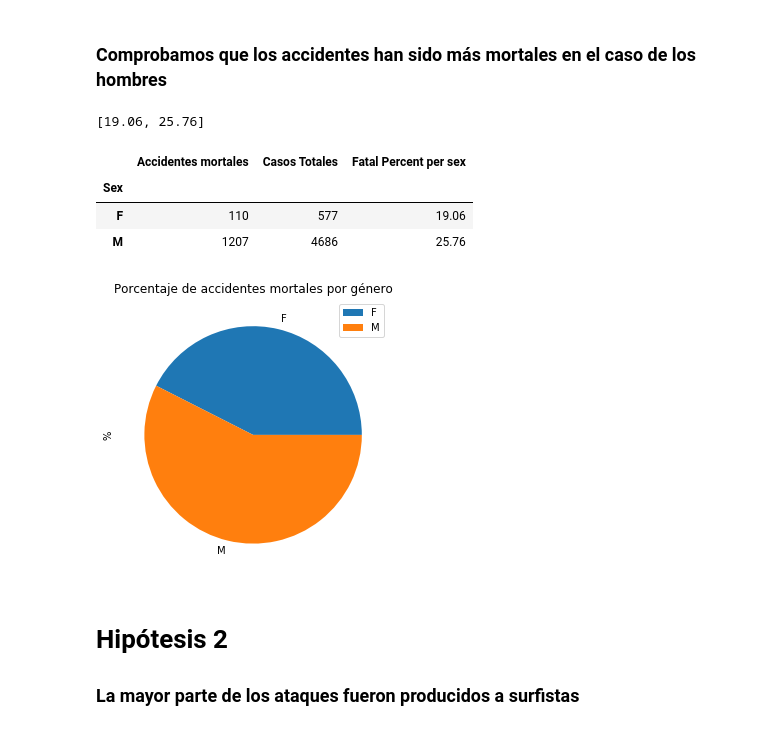
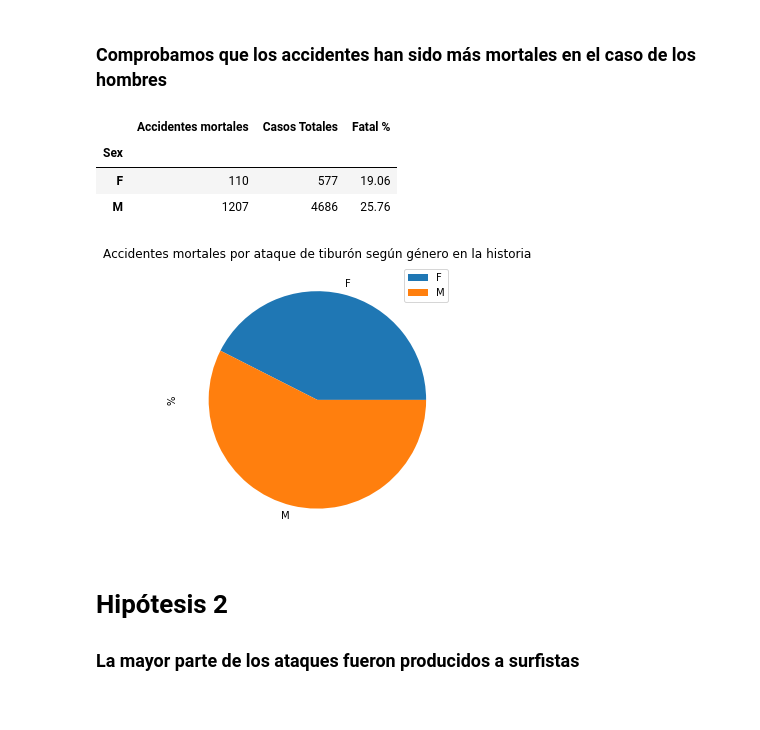
Before and after one commit to silviaherf/data-cleaning-pandas, a Jupyter notebook: Sharks_analysis.ipynb, the cells around one changed output. Cells and saved outputs as stored; diff of their text form; code cells hidden in the pictures.

Commit message:
Terminado analisis por rango fechas y porcentajes

```diff
--- a/Sharks_analysis.ipynb
+++ b/Sharks_analysis.ipynb
@@ -525,9 +514,9 @@ display(tabla_fatal_genero)
 # %% [markdown]
 #### Hacemos un groupby diferente para sacar otro tipo de gráficos
 # %%
-tabla_fatal=df_clean[df_clean['Fatal']=='Y'][['Sex','Case']]
-tabla_fatal=tabla_fatal.groupby("Sex").agg({"Case":"count"})
-display(tabla_fatal)
+tabla_fatal_genero=df_clean[df_clean['Fatal']=='Y'][['Sex','Case']]
+tabla_fatal_genero=tabla_fatal_genero.groupby("Sex").agg({"Case":"count"})
+display(tabla_fatal_genero)
 # %% [output]
 |  | Case |
 | Sex |  |
@@ -542,7 +531,7 @@ display(tabla_genero)
 | F | 577 |
 | M | 4686 |
 # %%
-tablas= pd.concat([tabla_fatal,tabla_genero], axis=1)
+tablas= pd.concat([tabla_fatal_genero,tabla_genero], axis=1)
 tablas.columns = ["Accidentes mortales","Casos Totales"]
 tablas
 # %% [output]
@@ -563,20 +549,15 @@ fatalMperc=tabla_fatal.Case.M.sum()/tabla_sexo.Fatal.M.sum()
-# %%
-Fatal_perc=[round(fatalFperc*100,2), round(fatalMperc*100,2)]
-Fatal_perc
-# %% [output]
-[19.06, 25.76]
-# %%
-tablas['Fatal Percent per sex']=Fatal_perc
-tablas
-# %% [output]
-|  | Accidentes mortales | Casos Totales | Fatal Percent per sex |
-| Sex |  |  |  |
-| F | 110 | 577 | 19.06 |
-| M | 1207 | 4686 | 25.76 |
+# %%
+tablas['Fatal %']=round(tablas["Accidentes mortales"]/tablas["Casos Totales"]*100,2)
+tablas
+# %% [output]
+|  | Accidentes mortales | Casos Totales | Fatal % |
+| Sex |  |  |  |
+| F | 110 | 577 | 19.06 |
+| M | 1207 | 4686 | 25.76 |
 # %%
-plot = tablas.plot.pie(y='Fatal Percent per sex', title= "Porcentaje de accidentes mortales por género", ylabel='%',figsize=(5, 5))
+plot = tablas.plot.pie(y='Fatal %', title= "Accidentes mortales por ataque de tiburón según género en la historia", ylabel='%',figsize=(5, 5))
 # %% [output]
-[figure, old version]
+[figure, new version]
 # %% [markdown]
 # Hipótesis 2
 ### La mayor parte de los ataques fueron producidos a surfistas
```
Also changed, not shown: parts of 11 cells of this notebook.
